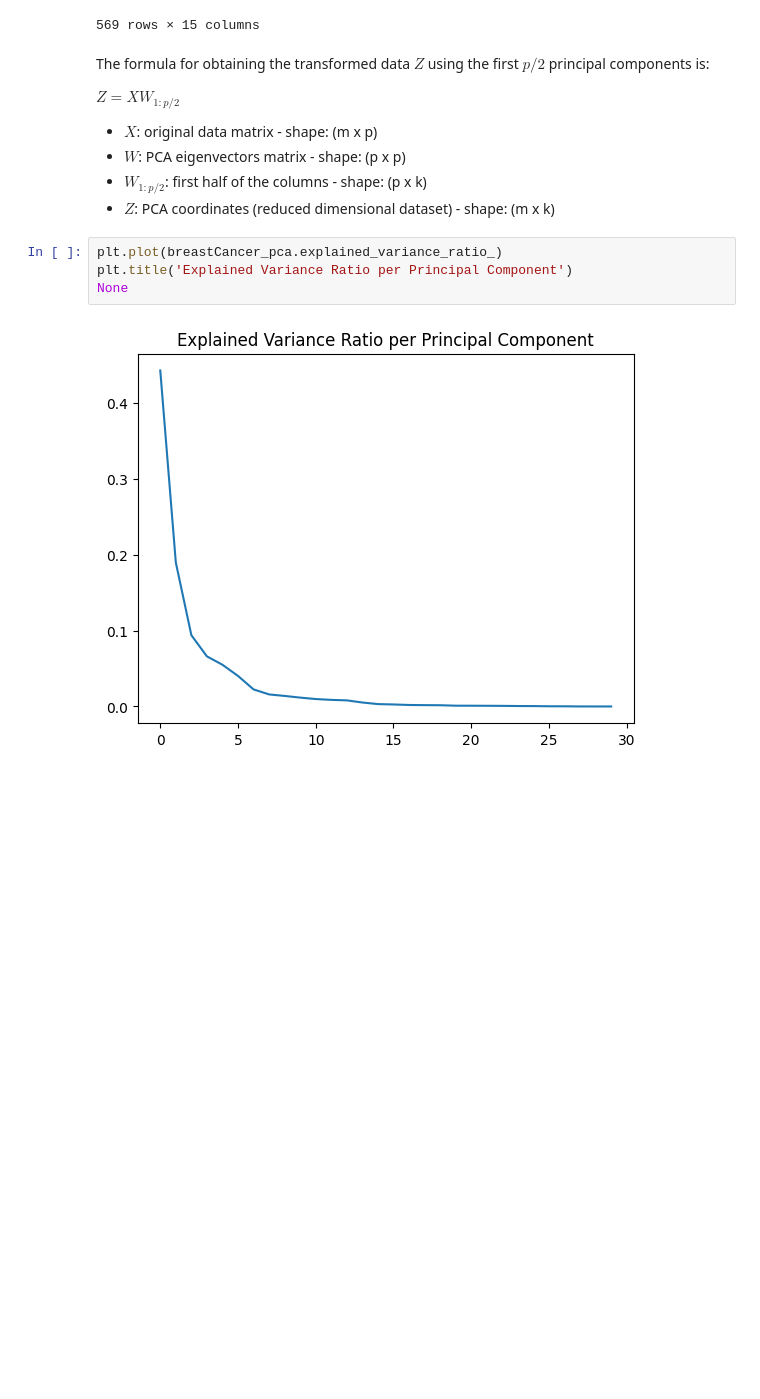
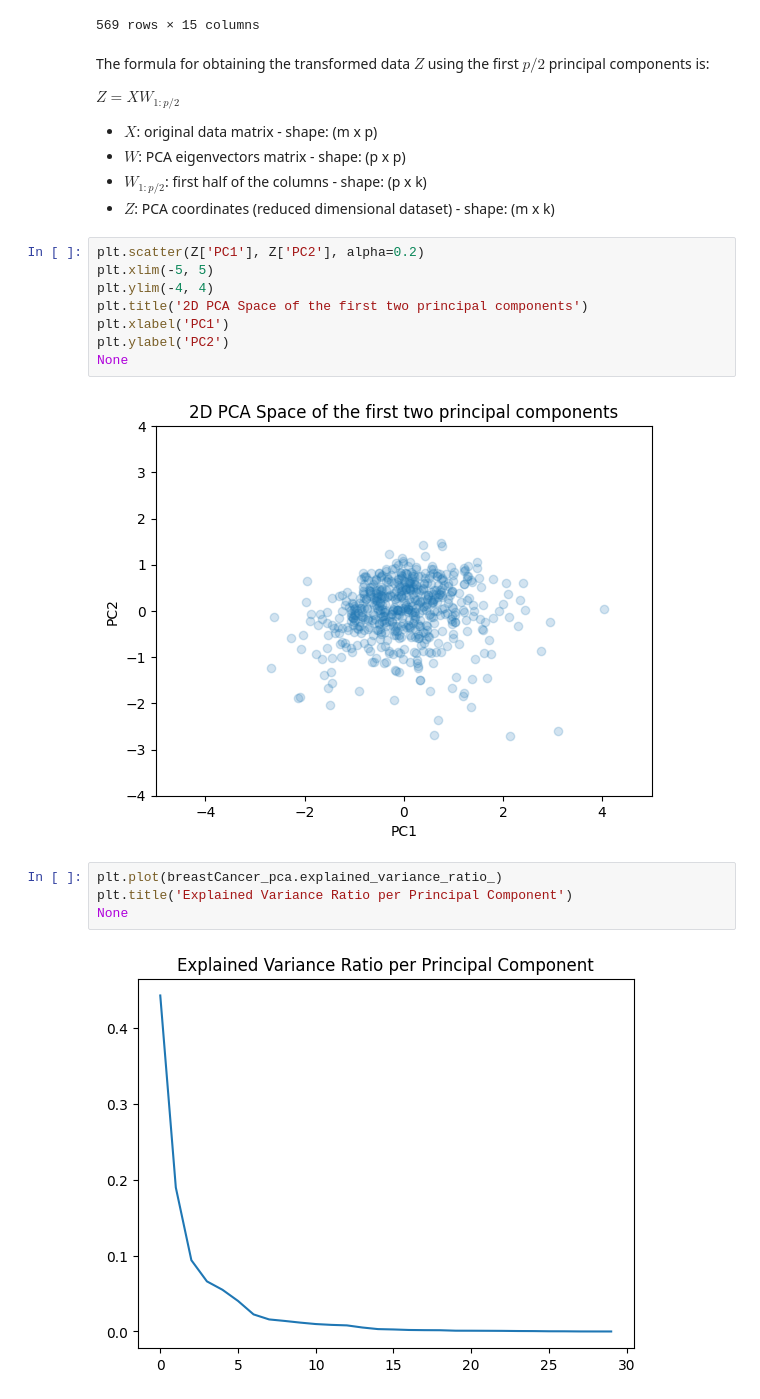
Before and after one commit to aidandig/dx601-final-project, a Jupyter notebook: project.ipynb, the cells around one changed output. Cells and saved outputs as stored; diff of their text form; blank space fills up the shorter version.

```diff
--- a/project.ipynb
+++ b/project.ipynb
@@ -629,6 +629,16 @@ $Z = XW_{1:p/2}$
 - $W$: PCA eigenvectors matrix - shape: (p x p)
 - $W_{1:p/2}$: first half of the columns - shape: (p x k)
 - $Z$: PCA coordinates (reduced dimensional dataset) - shape: (m x k)
+# %%
+plt.scatter(Z['PC1'], Z['PC2'], alpha=0.2)
+plt.xlim(-5, 5)
+plt.ylim(-4, 4)
+plt.title('2D PCA Space of the first two principal components')
+plt.xlabel('PC1')
+plt.ylabel('PC2')
+None
+# %% [output]
+[figure, added]
 # %%
 plt.plot(breastCancer_pca.explained_variance_ratio_)
 plt.title('Explained Variance Ratio per Principal Component')
```
Also changed, not shown: parts of 1 cell of this notebook.
